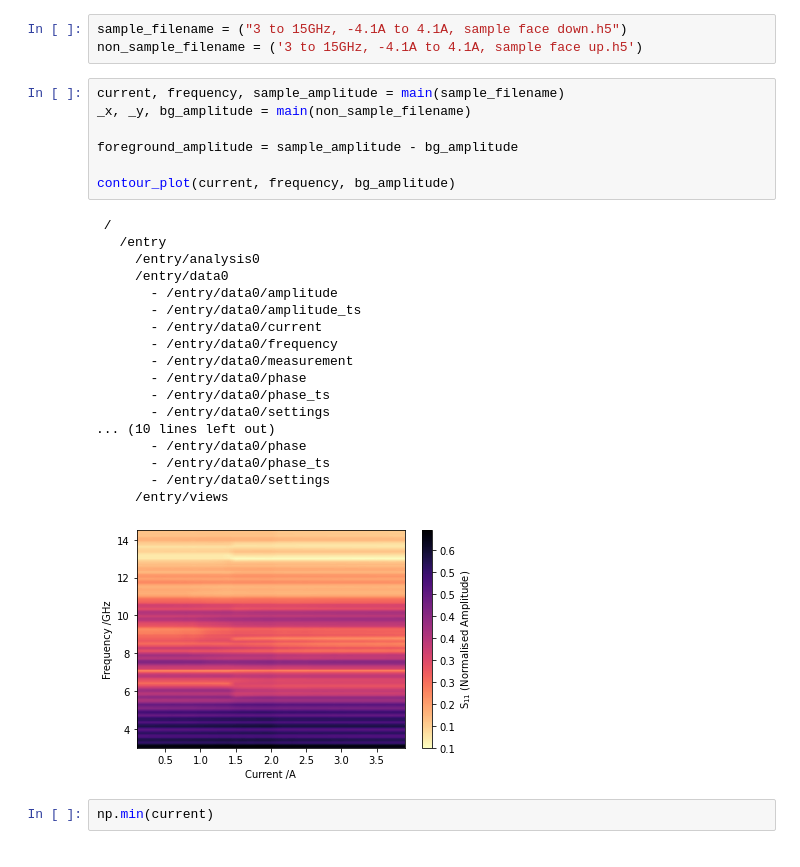
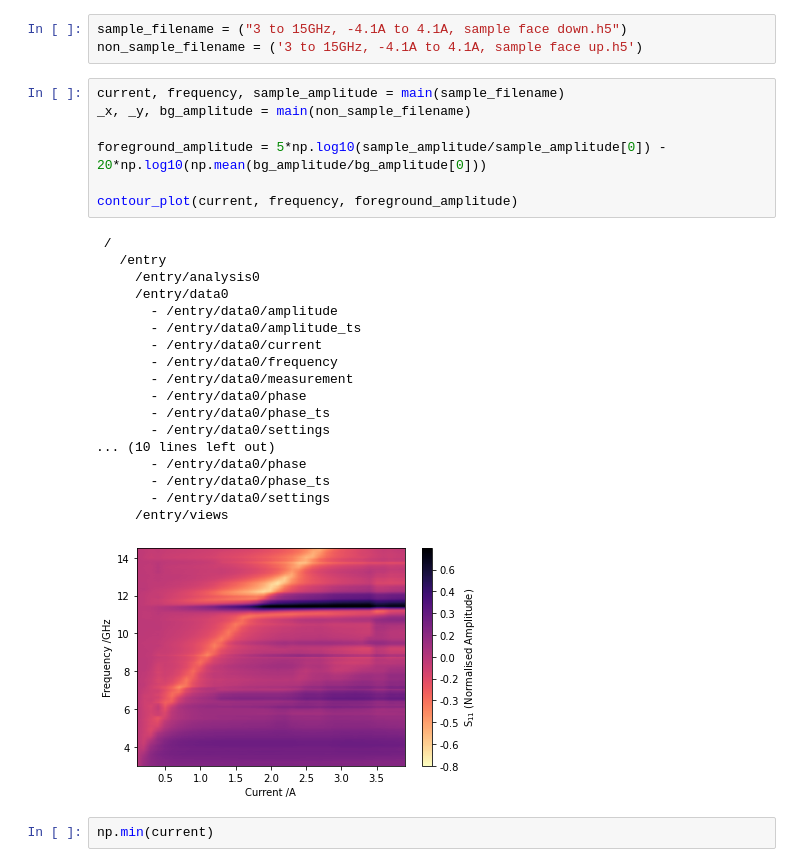
Before and after one commit to MarkCunningham0410/FMRDataAnalysis, a Jupyter notebook: analysis.ipynb, the cells around one changed output. Cells and saved outputs as stored; diff of their text form.

Commit message:
change to amplitude scaling

```diff
--- a/analysis.ipynb
+++ b/analysis.ipynb
@@ -61,29 +61,29 @@ non_sample_filename = ('3 to 15GHz, -4.1A to 4.1A, sample face up.h5')
 # %%
 current, frequency, sample_amplitude = main(sample_filename)
 _x, _y, bg_amplitude = main(non_sample_filename)
 
-foreground_amplitude = sample_amplitude - bg_amplitude
+foreground_amplitude = 5*np.log10(sample_amplitude/sample_amplitude[0]) - 20*np.log10(np.mean(bg_amplitude/bg_amplitude[0]))
 
-contour_plot(current, frequency, bg_amplitude)
+contour_plot(current, frequency, foreground_amplitude)
 # %% [output]
  /
    /entry
      /entry/analysis0
      /entry/data0
        - /entry/data0/amplitude
        - /entry/data0/amplitude_ts
        - /entry/data0/current
        - /entry/data0/frequency
        - /entry/data0/measurement
        - /entry/data0/phase
        - /entry/data0/phase_ts
        - /entry/data0/settings
 ... (10 lines left out)
        - /entry/data0/phase
        - /entry/data0/phase_ts
        - /entry/data0/settings
      /entry/views
-[figure, old version]
+[figure, new version]
 # %%
 np.min(current)
 # %% [output]
```
Also changed, not shown: parts of 1 cell of this notebook, 4 other files.
